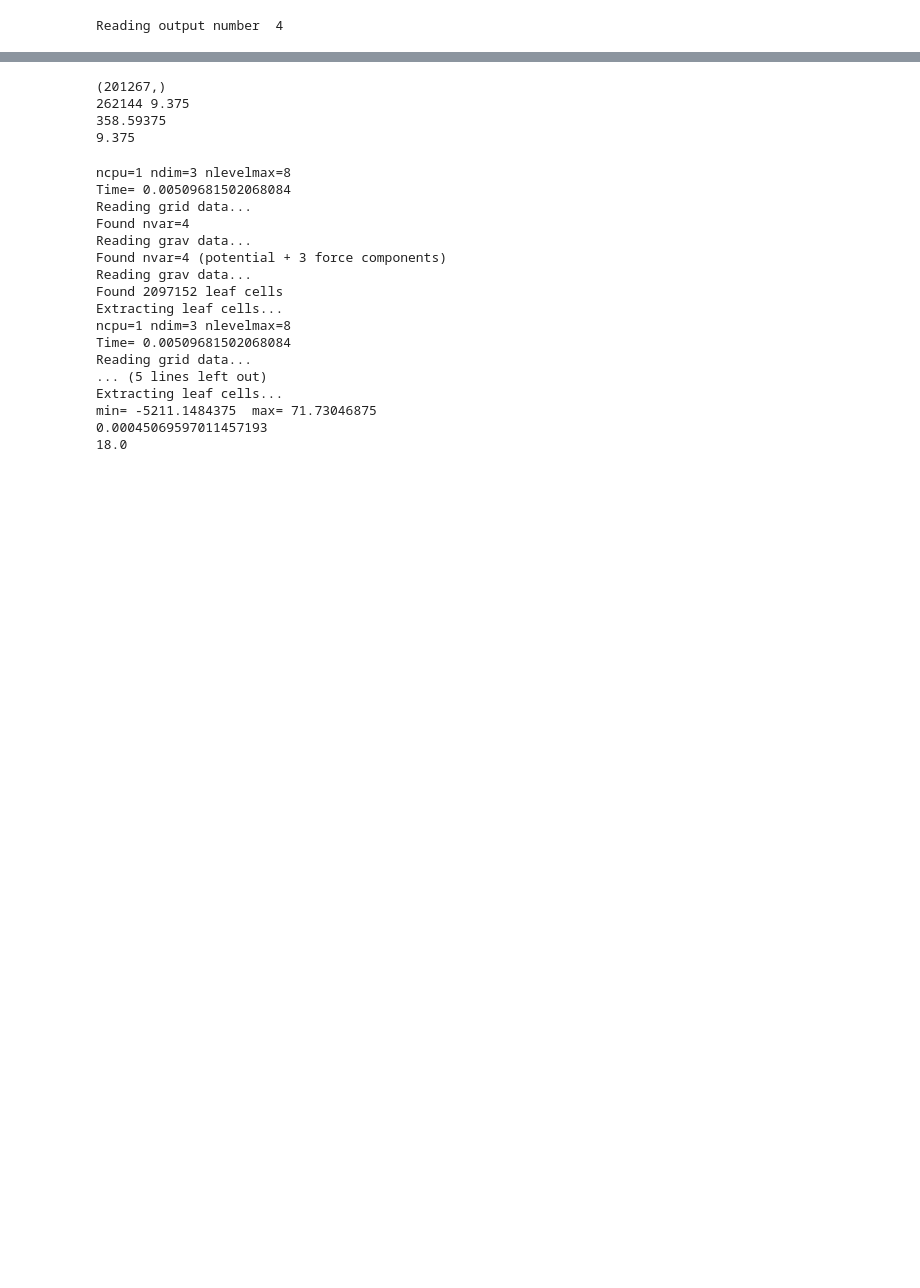
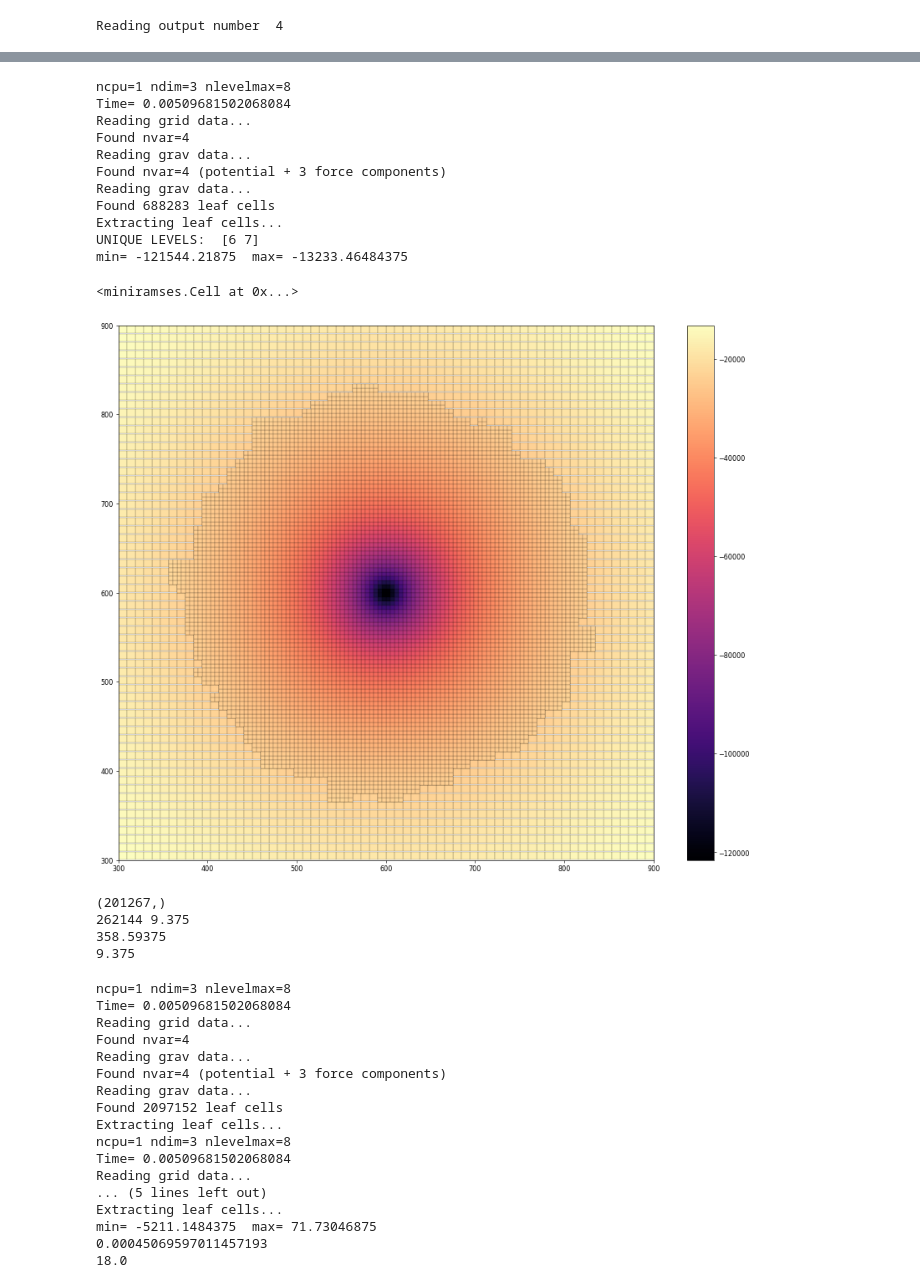
Before and after one commit to Byeol-Haneul/Ramses-FMM, a Jupyter notebook: analyze/amr.ipynb, the cells around one changed output, grey strips where cells are left out. Saved outputs shown, nothing was run; the diff lists cells and outputs as text; code cells hidden in the pictures; blank space fills up the shorter version.

```diff
--- a/analyze/amr.ipynb
+++ b/analyze/amr.ipynb
@@ -102,3 +147,19 @@ min= -5257.5859375  max= 25.943359375
+# %%
+plot(2,600)
+# %% [output]
+ncpu=1 ndim=3 nlevelmax=8
+Time= 0.00509681502068084
+Reading grid data...
+Found nvar=4
+Reading grav data...
+Found nvar=4 (potential + 3 force components)
+Reading grav data...
+Found 688283 leaf cells
+Extracting leaf cells...
+UNIQUE LEVELS:  [6 7]
+min= -121544.21875  max= -13233.46484375
+<miniramses.Cell at 0x...>
+[figure, added]
 # %%
 print(c.x[0][np.array(c.level)==6].shape) #4.6875
 print(2**18, 600/2**6)
```
Also changed, not shown: parts of 6 cells of this notebook, 1 other file.
